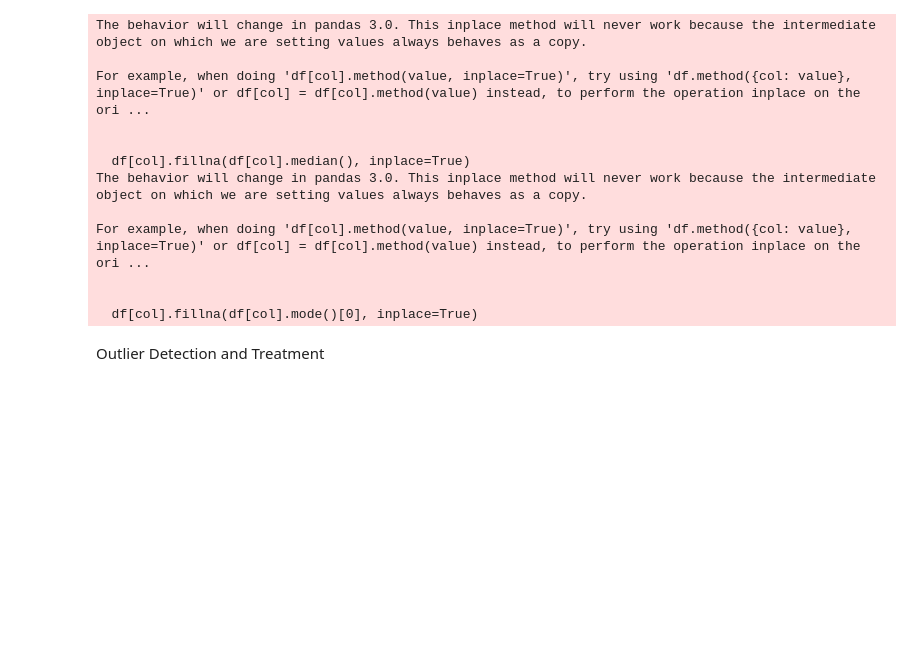
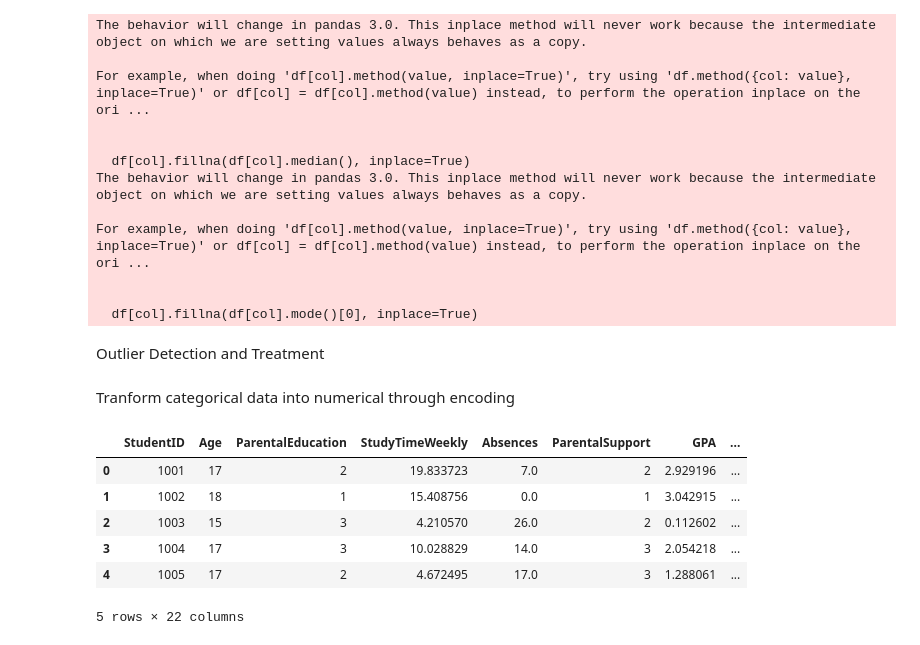
Before and after one commit to AnnMariDB/MLG382-Projects, a Jupyter notebook: MLG382Project1/Group E_MLG382_GuidedProject.ipynb, the cells around one changed output. Cells and saved outputs as stored; diff of their text form; code cells hidden in the pictures; blank space fills up the shorter version.

```diff
--- a/MLG382Project1/Group E_MLG382_GuidedProject.ipynb
+++ b/MLG382Project1/Group E_MLG382_GuidedProject.ipynb
@@ -364,3 +364,28 @@ def cap_outliers(df, col):
 
 for col in ['StudyTimeWeekly', 'Absences', 'GPA']:
     df = cap_outliers(df, col)
+# %% [markdown]
+Tranform categorical data into numerical through encoding
+# %%
+df['ParentalSupportEncoded'] = df['ParentalSupport']  # already numeric 0-4
+df['ParentalEducationEncoded'] = df['ParentalEducation']  # already numeric 0-4
+# %%
+# Apply one-hot encoding
+df_encoded = pd.get_dummies(df, columns=[
+    'GenderLabel', 'EthnicityLabel', 'TutoringLabel', 'ExtracurricularLabel',
+    'SportsLabel', 'MusicLabel', 'VolunteeringLabel'
+], drop_first=True)  # drop_first=True avoids multicollinearity
+df_encoded.drop(columns=[
+    'Gender', 'Ethnicity', 'Tutoring', 'Extracurricular',
+    'Sports', 'Music', 'Volunteering'
+], inplace=True)
+# %%
+df_encoded.head()
+# %% [output]
+|  | StudentID | Age | ParentalEducation | StudyTimeWeekly | Absences | ParentalSupport | GPA | ... |
+| 0 | 1001 | 17 | 2 | 19.833723 | 7.0 | 2 | 2.929196 | ... |
+| 1 | 1002 | 18 | 1 | 15.408756 | 0.0 | 1 | 3.042915 | ... |
+| 2 | 1003 | 15 | 3 | 4.210570 | 26.0 | 2 | 0.112602 | ... |
+| 3 | 1004 | 17 | 3 | 10.028829 | 14.0 | 3 | 2.054218 | ... |
+| 4 | 1005 | 17 | 2 | 4.672495 | 17.0 | 3 | 1.288061 | ... |
+5 rows × 22 columns
```
